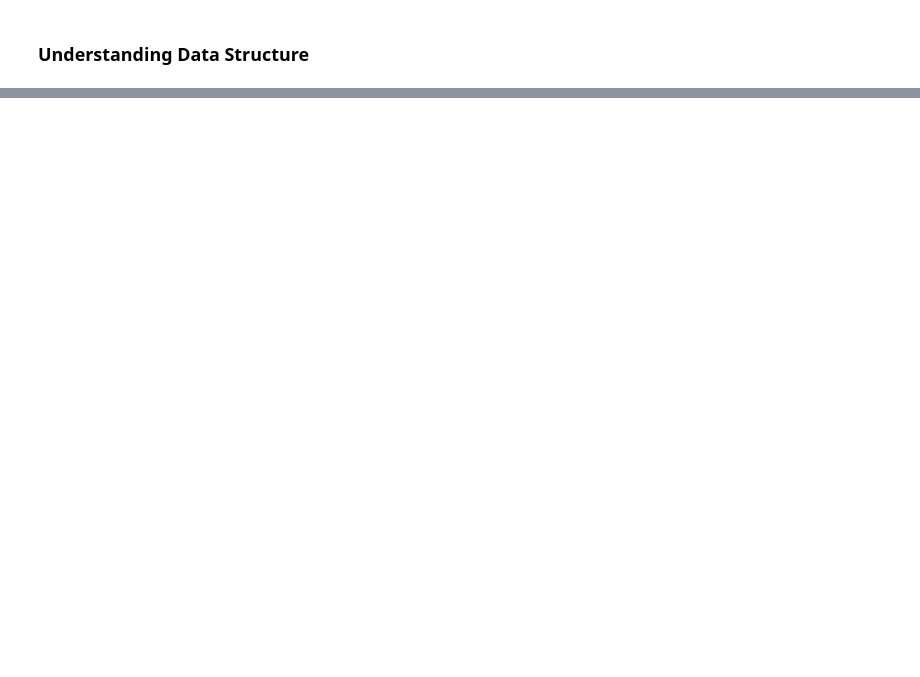
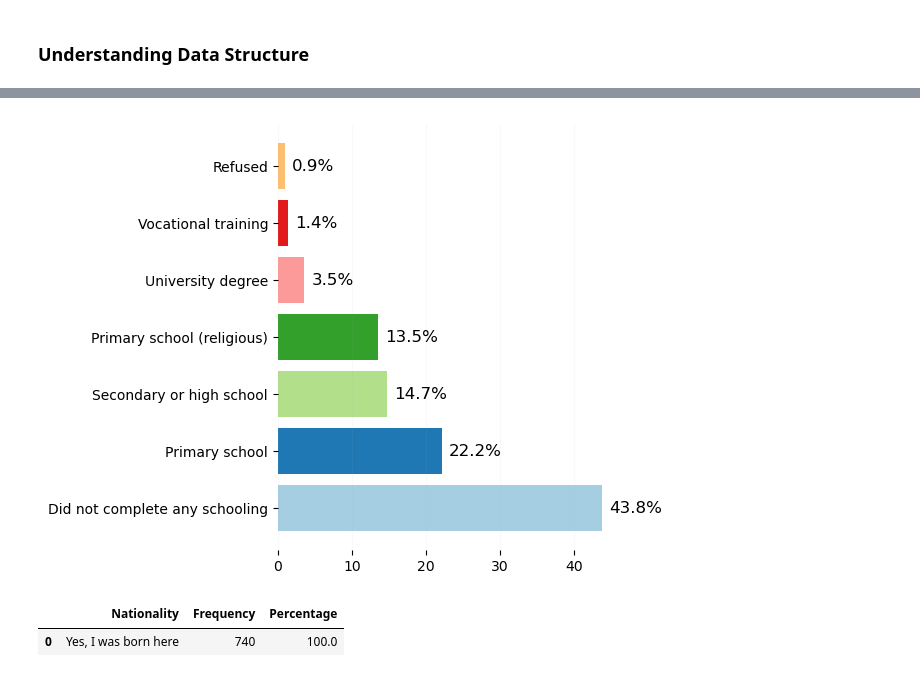
Before and after one commit to Mirwais-Farahi/research-mmc-drc-afghanistan-returnee-trends, a Jupyter notebook: notebooks/analaysis.ipynb, the cells around one changed output, grey strips where cells are left out. Cells and saved outputs as stored; diff of their text form; code cells hidden in the pictures; blank space fills up the shorter version.

```diff
--- a/notebooks/analaysis.ipynb
+++ b/notebooks/analaysis.ipynb
@@ -149,0 +297,10 @@ data.to_csv('../data/processed/MSIA_2024_CEI_Afghanistan_data_cleaned.csv', inde
+# %%
+# Variable names
+col_age = 'How old are you?'
+col_gender = '[Enumerator observation: Sex]'
+col_marital = 'What is your marital status?'
+col_living_with_children = 'Are you currently living with children [under age 18] in your care?'
+col_num_children = 'How many children are you living with?'
+col_education = 'What is the highest level of education you have completed?'
+currrent_location = 'In what province/region are you in right now?'
+nationality = 'Are you a national of Afghanistan?'
@@ -149,0 +336,18 @@ data.to_csv('../data/processed/MSIA_2024_CEI_Afghanistan_data_cleaned.csv', inde
+# %%
+# Get value counts for Education Level
+education_df = df[col_education].value_counts().reset_index()
+education_df.columns = ['Education Level', 'Count']
+
+# Optional: define color palette (or use any consistent list of colors)
+colors = plt.cm.Paired.colors[:len(education_df)]
+
+# Call the vertical plot function
+plot_bar_chart_with_percentage(education_df, 'Education Level', 'Count', colors)
+# %% [output]
+[figure, added]
+# %%
+# Are all afghan naitonals?
+results['Nationality']
+# %% [output]
+|  | Nationality | Frequency | Percentage |
+| 0 | Yes, I was born here | 740 | 100.0 |
```
Also changed, not shown: parts of 226 cells of this notebook, 4 other files.
